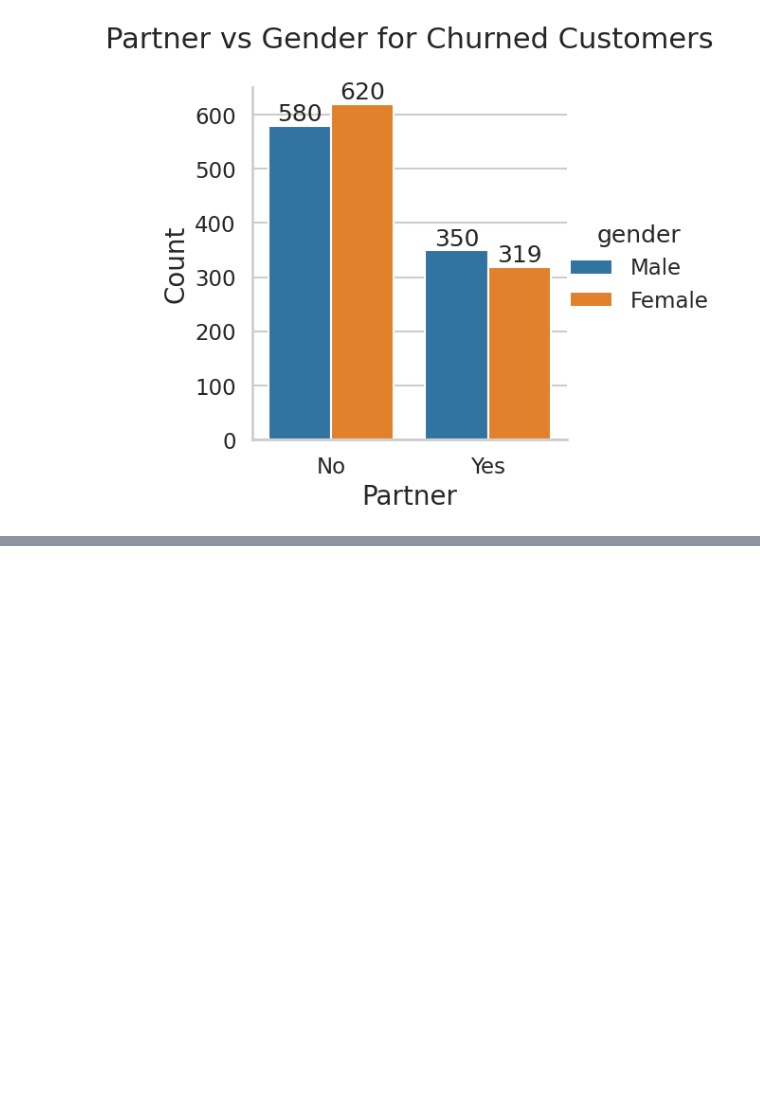
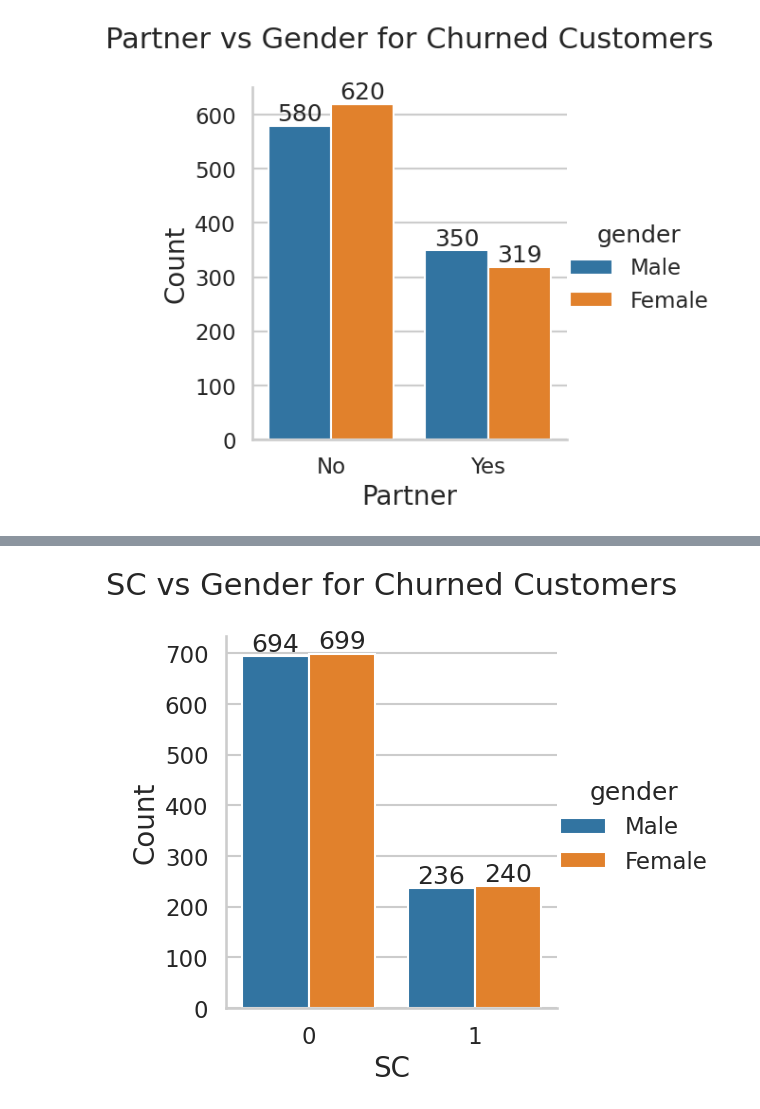
Before and after one commit to SK0425-H/Churn-Analysis, a Jupyter notebook: EDA.ipynb, the cells around one changed output, grey strips where cells are left out. Saved outputs shown, nothing was run; the diff lists cells and outputs as text; code cells hidden in the pictures; blank space fills up the shorter version.

```diff
--- a/EDA.ipynb
+++ b/EDA.ipynb
@@ -528,3 +547,18 @@ for p in ax.patches:
 plt.show()
 # %% [output]
 [figure]
+# %%
+plot = sns.catplot(x='Partner', kind='count', data=telco_df_Active, hue='gender')
+
+# Adding labels
+plt.title('Partner vs Gender for Active Customers')
+plt.xlabel('Partner')
+plt.ylabel('Count')
+
+# Adding values on top of the bars
+ax = plot.facet_axis(0, 0)
+for p in ax.patches:
+    ax.text(p.get_x() + p.get_width() / 2., p.get_height(), f'{int(p.get_height())}', ha='center', va='bottom')
+
+# Show the plot
+plt.show()
@@ -530,0 +567,17 @@ plt.show()
+# %%
+plot = sns.catplot(x='SeniorCitizen', kind='count', data=telco_df_Churned, hue='gender')
+
+# Adding labels
+plt.title('SC vs Gender for Churned Customers')
+plt.xlabel('SC')
+plt.ylabel('Count')
+
+# Adding values on top of the bars
+ax = plot.facet_axis(0, 0)
+for p in ax.patches:
+    ax.text(p.get_x() + p.get_width() / 2., p.get_height(), f'{int(p.get_height())}', ha='center', va='bottom')
+
+# Show the plot
+plt.show()
+# %% [output]
+[figure, added]
```
Also changed, not shown: parts of 27 cells of this notebook.
